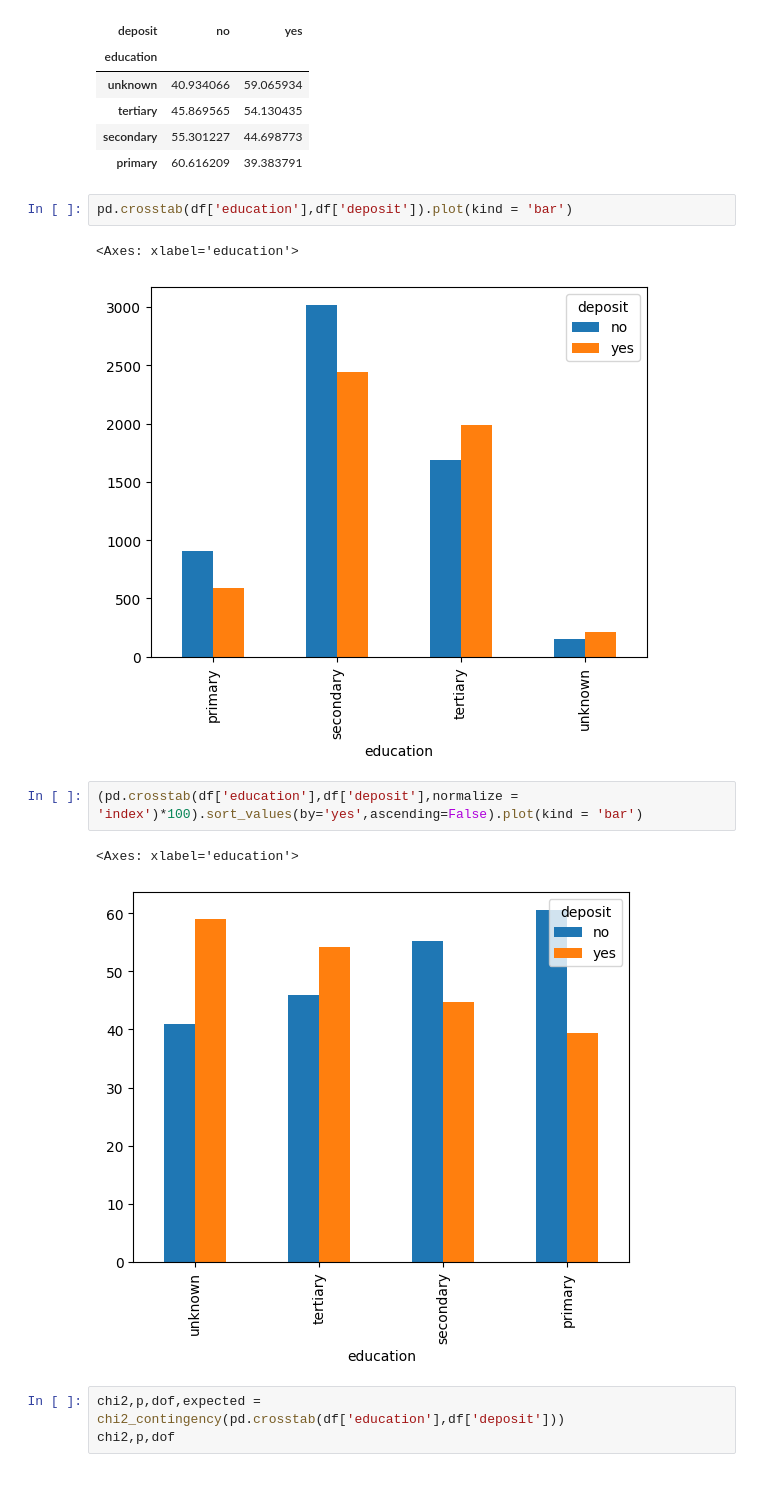
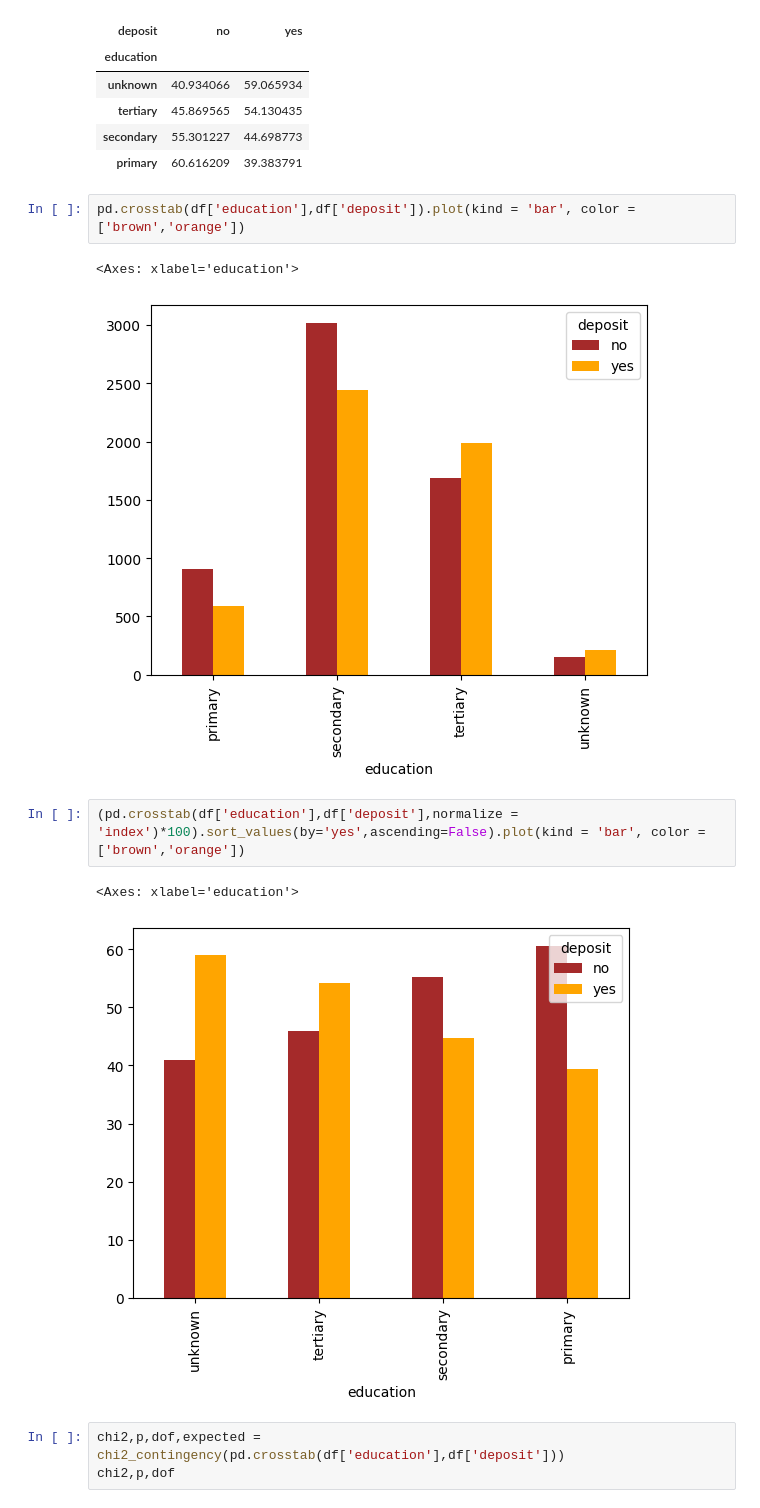
Before and after one commit to UKD1211/100_days_ML_cX_ISI_DS, a Jupyter notebook: Bank_Marketing_Campaign.ipynb, the cells around one changed output. Drawn from its saved outputs; the diff is of its cells as text.

```diff
--- a/Bank_Marketing_Campaign.ipynb
+++ b/Bank_Marketing_Campaign.ipynb
@@ -502,15 +489,15 @@ dtype: float64
 | secondary | 55.301227 | 44.698773 |
 | primary | 60.616209 | 39.383791 |
 # %%
-pd.crosstab(df['education'],df['deposit']).plot(kind = 'bar')
+pd.crosstab(df['education'],df['deposit']).plot(kind = 'bar', color = ['brown','orange'])
 # %% [output]
 <Axes: xlabel='education'>
-[figure, old version]
+[figure, new version]
 # %%
-(pd.crosstab(df['education'],df['deposit'],normalize = 'index')*100).sort_values(by='yes',ascending=False).plot(kind = 'bar')
+(pd.crosstab(df['education'],df['deposit'],normalize = 'index')*100).sort_values(by='yes',ascending=False).plot(kind = 'bar', color = ['brown','orange'])
 # %% [output]
 <Axes: xlabel='education'>
-[figure, old version]
+[figure, new version]
 # %%
 chi2,p,dof,expected = chi2_contingency(pd.crosstab(df['education'],df['deposit']))
 chi2,p,dof
```
Also changed, not shown: parts of 55 cells of this notebook.
